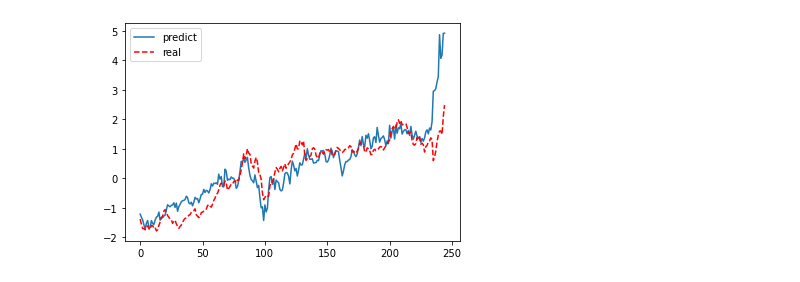
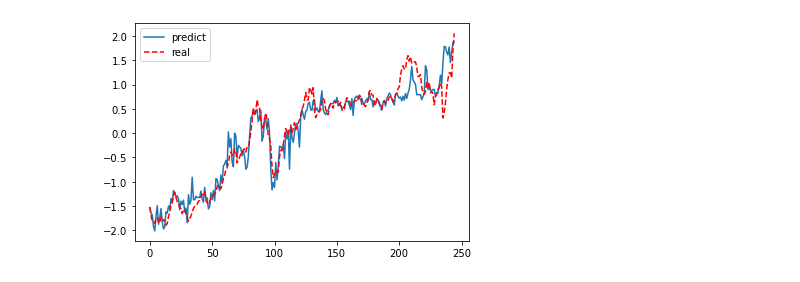
Before and after one commit to zarate02/ZaimyCode, a Jupyter notebook: 02.deeplearn/pre_kospi.ipynb, the cells around one changed output. Cells and saved outputs as stored; diff of their text form; code cells hidden in the pictures.

```diff
--- a/02.deeplearn/pre_kospi.ipynb
+++ b/02.deeplearn/pre_kospi.ipynb
@@ -138,0 +50,13 @@ train_y.shape, test_y.shape, original_y.shape
+# %%
+#훈련데이터 -> 훈련, 테스트
+#테스트데이터
+c_size = np_orgin[0].size - 1
+
+origin_x = np_orgin[:,:c_size]
+origin_y = np_orgin[:,c_size:]
+train_x = np_orgin[:220,:c_size]
+train_y = np_orgin[:220,c_size:]
+test_x = np_orgin[220:,:c_size]
+test_y = np_orgin[220:,c_size:]
+
+origin_x.shape, train_x.shape, test_y.shape
@@ -139,12 +65,14 @@ train_y.shape, test_y.shape, original_y.shape
 # %%
 model = tf.keras.Sequential([
-    tf.keras.layers.Dense(units=152, activation='relu', input_shape=(5,)),
+    tf.keras.layers.Dense(units=152, activation='relu', input_shape=(c_size,)),
+
     tf.keras.layers.Dropout(0.1),
+
     tf.keras.layers.Dense(units=139, activation='relu'),
     tf.keras.layers.Dense(units=126, activation='relu'),
-    tf.keras.layers.Dense(units = 1)
+    tf.keras.layers.Dense(units=1),
 ])
 # %%
-model.compile(optimizer=tf.keras.optimizers.Adam(lr=0.00001), loss='mse')  # 학습률(러닝레이트) 와 loss펑션으로 평균제곱오차 사용
+model.compile(optimizer=tf.keras.optimizers.Adam(lr=0.0001), loss='mse')
 model.summary()
 # %% [output]
@@ -168,12 +96,12 @@ Non-trainable params: 0
 _________________________________________________________________
 # %%
 history = model.fit(
-    train_x, train_y,
-    epochs = 6000,                # 학습수행횟수
-    batch_size=50,                # 한번에 입력할 표본수
-    validation_split=0.2,         # 유효성 테스트 비중
-    verbose=1,                    # 콘솔표출 내용 ( 0 = 없음, 1 = 프로그래스바, 2 = epochs마다)
-    callbacks=[tf.keras.callbacks.EarlyStopping(patience=30, monitor='val_loss')]  #성능증가가 일어나지않는횟수 10번
+    train_x,
+    train_y,
+    epochs = 6000,
+    validation_split = 0.1,
+    verbose = 1,
+    callbacks = [tf.keras.callbacks.EarlyStopping(patience=30, monitor='val_loss')]
 )
 # %% [output]
 Epoch 1/6000
@@ -208,7 +133,9 @@ result = model.predict(original_x)
 # %%
-plt.plot(result, label='predict')    # 훈련손실값
-plt.plot(original_y, 'r--', label='real') # 검증손실값
+result = model.predict(origin_x)
+
+plt.plot(result, label='predict')
+plt.plot(origin_y, 'r--', label='real')
 plt.legend()
 plt.show()
 # %% [output]
-[figure, old version]
+[figure, new version]
```
Also changed, not shown: parts of 16 cells of this notebook, 1 other file.
